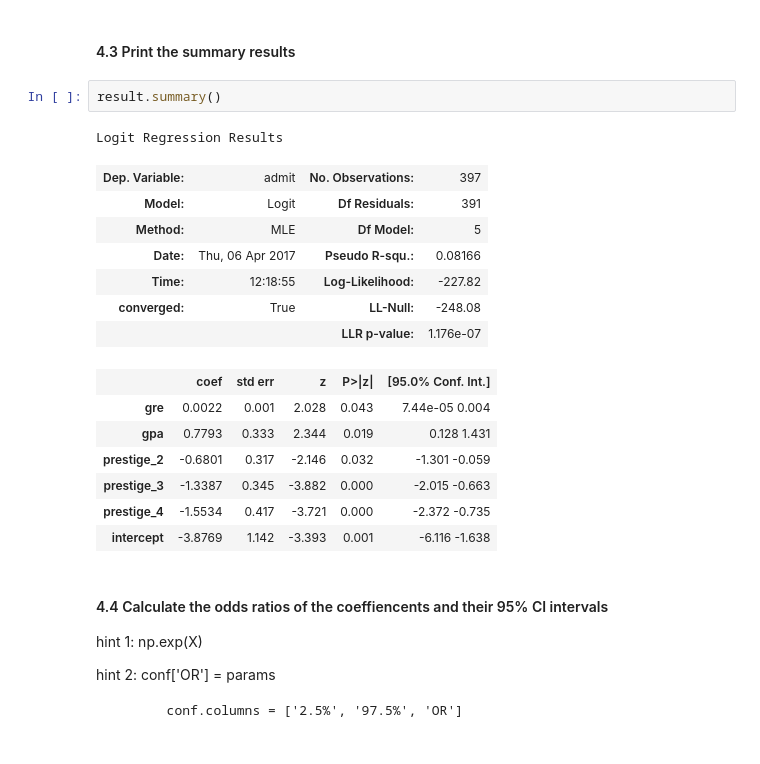
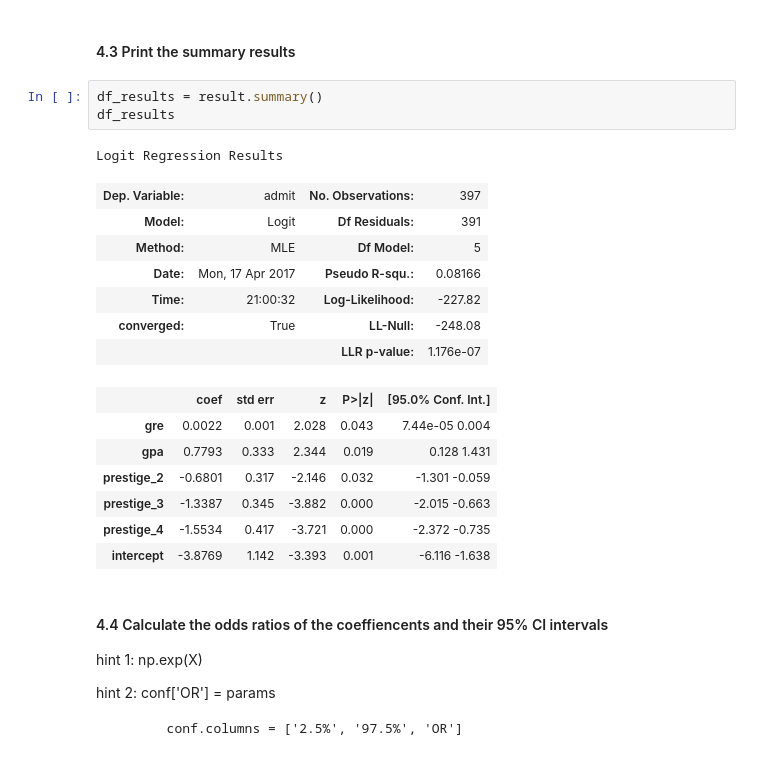
Before and after one commit to drgrubman/UnitProjects-DSDC18, a Jupyter notebook: project3-starter-DGrubman.ipynb, the cells around one changed output. Cells and saved outputs as stored; diff of their text form.

```diff
--- a/project3-starter-DGrubman.ipynb
+++ b/project3-starter-DGrubman.ipynb
@@ -202,24 +202,25 @@ Optimization terminated successfully.
          Iterations 6
 # %% [markdown]
 #### 4.3 Print the summary results
-# %%
-result.summary()
-# %% [output]
-Logit Regression Results
-| Dep. Variable: | admit | No. Observations: | 397 |
-| Model: | Logit | Df Residuals: | 391 |
-| Method: | MLE | Df Model: | 5 |
-| Date: | Thu, 06 Apr 2017 | Pseudo R-squ.: | 0.08166 |
-| Time: | 12:18:55 | Log-Likelihood: | -227.82 |
-| converged: | True | LL-Null: | -248.08 |
-|  |  | LLR p-value: | 1.176e-07 |
-|  | coef | std err | z | P>|z| | [95.0% Conf. Int.] |
-| gre | 0.0022 | 0.001 | 2.028 | 0.043 | 7.44e-05 0.004 |
-| gpa | 0.7793 | 0.333 | 2.344 | 0.019 | 0.128 1.431 |
-| prestige_2 | -0.6801 | 0.317 | -2.146 | 0.032 | -1.301 -0.059 |
-| prestige_3 | -1.3387 | 0.345 | -3.882 | 0.000 | -2.015 -0.663 |
-| prestige_4 | -1.5534 | 0.417 | -3.721 | 0.000 | -2.372 -0.735 |
-| intercept | -3.8769 | 1.142 | -3.393 | 0.001 | -6.116 -1.638 |
+# %%
+df_results = result.summary()
+df_results
+# %% [output]
+Logit Regression Results
+| Dep. Variable: | admit | No. Observations: | 397 |
+| Model: | Logit | Df Residuals: | 391 |
+| Method: | MLE | Df Model: | 5 |
+| Date: | Mon, 17 Apr 2017 | Pseudo R-squ.: | 0.08166 |
+| Time: | 21:00:32 | Log-Likelihood: | -227.82 |
+| converged: | True | LL-Null: | -248.08 |
+|  |  | LLR p-value: | 1.176e-07 |
+|  | coef | std err | z | P>|z| | [95.0% Conf. Int.] |
+| gre | 0.0022 | 0.001 | 2.028 | 0.043 | 7.44e-05 0.004 |
+| gpa | 0.7793 | 0.333 | 2.344 | 0.019 | 0.128 1.431 |
+| prestige_2 | -0.6801 | 0.317 | -2.146 | 0.032 | -1.301 -0.059 |
+| prestige_3 | -1.3387 | 0.345 | -3.882 | 0.000 | -2.015 -0.663 |
+| prestige_4 | -1.5534 | 0.417 | -3.721 | 0.000 | -2.372 -0.735 |
+| intercept | -3.8769 | 1.142 | -3.393 | 0.001 | -6.116 -1.638 |
 # %% [markdown]
 #### 4.4 Calculate the odds ratios of the coeffiencents and their 95% CI intervals
 
```
Also changed, not shown: parts of 5 cells of this notebook, 4 other files.
